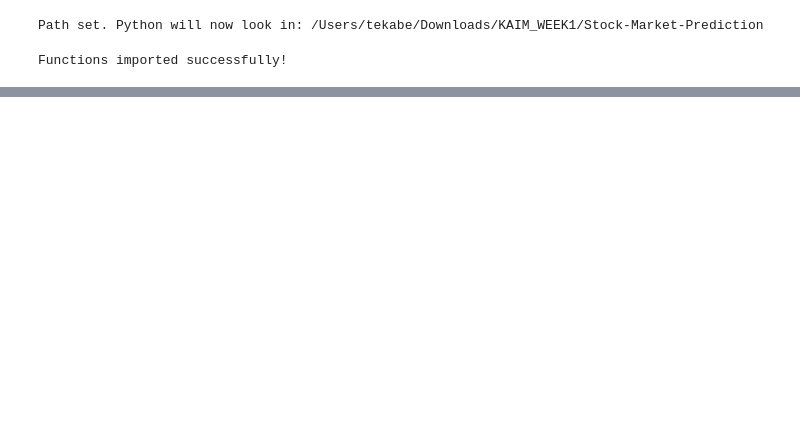
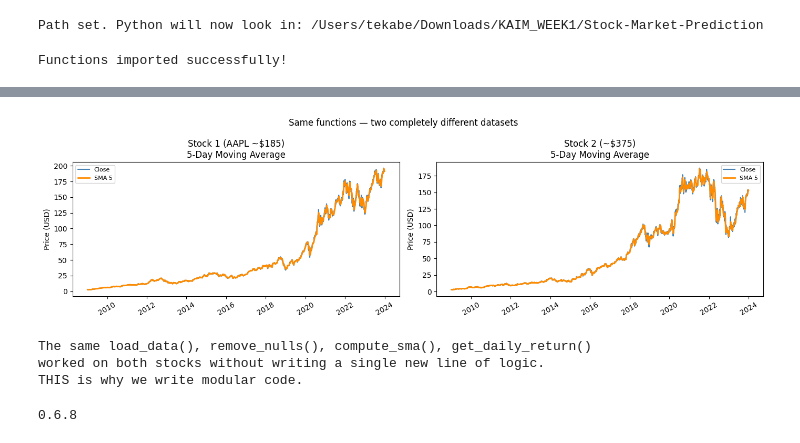
Before and after one commit to Bethelhemtekabe/Stock-Market-Prediction, a Jupyter notebook: Notebook/second.ipynb, the cells around one changed output, grey strips where cells are left out. Saved outputs shown, nothing was run; the diff lists cells and outputs as text; code cells hidden in the pictures; blank space fills up the shorter version.

```diff
--- a/Notebook/second.ipynb
+++ b/Notebook/second.ipynb
@@ -33,5 +32,5 @@ load_data
 # %%
 # Step 1: Load the data — one line instead of six
-df = load_data('.../Data/AAPL.csv')
+df = load_data('../Data/AAPL.csv')
 df.head()
 # %% [output]
@@ -81,0 +124,12 @@ plt.show()
+# %%
+# ─────────────────────────────────────────────────────────────────────────────
+# SAME four functions — completely different dataset — ZERO extra code to write
+# ─────────────────────────────────────────────────────────────────────────────
+
+df2 = load_data('../Data/AMZN.csv')   # same function
+df2 = remove_nulls(df2)                        # same function
+df2['SMA_5']         = compute_sma(df2['Close'], window=5)    # same function
+df2['Daily_Return']  = get_daily_return(df2['Close'])          # same function
+
+print('\nResult for second stock:')
+df2[['Close', 'SMA_5', 'Daily_Return']].round(2)
@@ -81,0 +155,31 @@ plt.show()
+# %%
+# Compare both stocks side by side on the same chart
+fig, axes = plt.subplots(1, 2, figsize=(14, 4))
+
+for ax, data, label in zip(axes, [df, df2], ['Stock 1 (AAPL ~$185)', 'Stock 2 (~$375)']):
+    ax.plot(data.index, data['Close'],  label='Close',   color='steelblue', linewidth=1.5)
+    ax.plot(data.index, data['SMA_5'],  label='SMA 5',   color='darkorange', linewidth=2)
+    ax.set_title(f'{label}\n5-Day Moving Average')
+    ax.set_ylabel('Price (USD)')
+    ax.legend(fontsize=8)
+    ax.tick_params(axis='x', rotation=30)
+
+plt.suptitle('Same functions — two completely different datasets', fontsize=12)
+plt.tight_layout()
+plt.show()
+
+print()
+print('The same load_data(), remove_nulls(), compute_sma(), get_daily_return()')
+print('worked on both stocks without writing a single new line of logic.')
+print('THIS is why we write modular code.')
+# %% [output]
+[figure, added]
+The same load_data(), remove_nulls(), compute_sma(), get_daily_return()
+worked on both stocks without writing a single new line of logic.
+THIS is why we write modular code.
+# %%
+import talib
+
+print(talib.__version__)
+# %% [output]
+0.6.8
```
Also changed, not shown: parts of 8 cells of this notebook.
